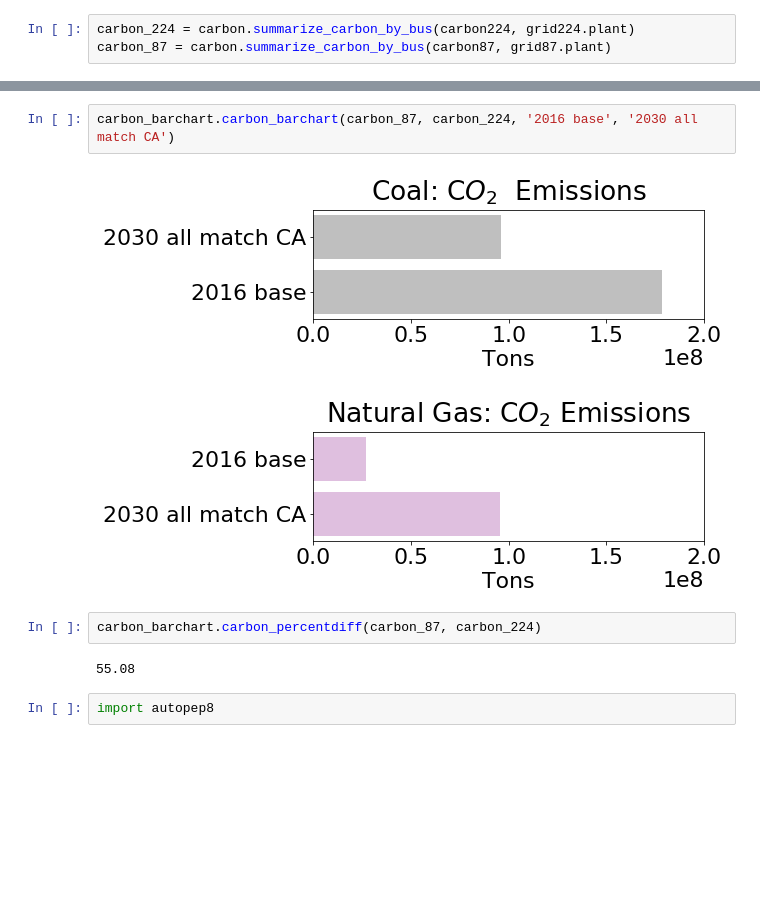
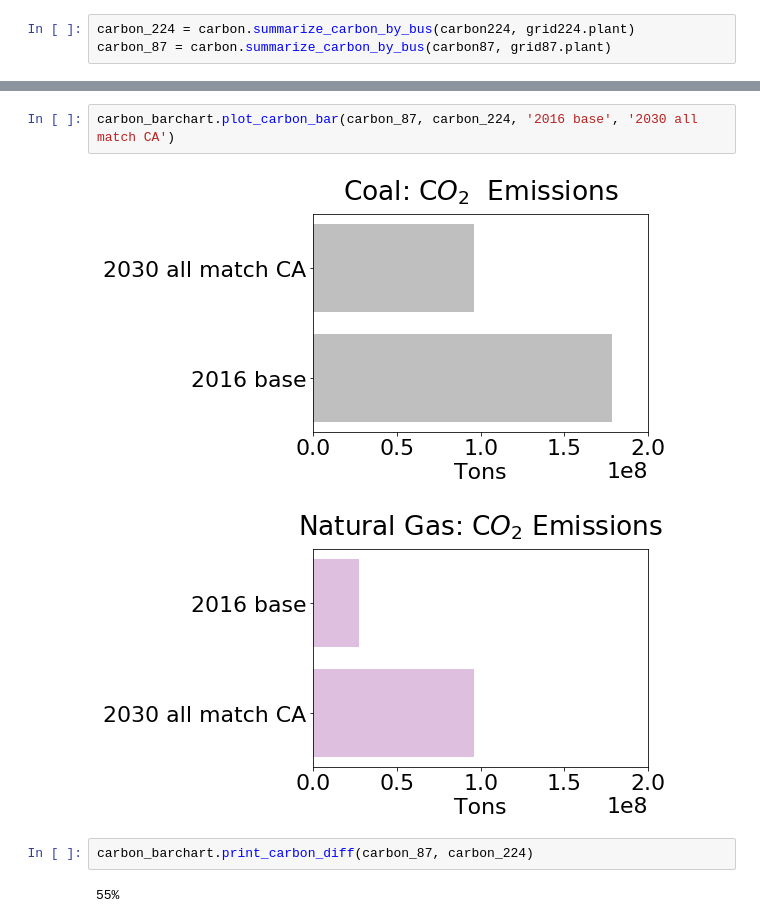
Before and after one commit to Breakthrough-Energy/PostREISE, a Jupyter notebook: postreise/plot/demo/carbon_plot_demo.ipynb, the cells around one changed output, grey strips where cells are left out. Saved outputs shown, nothing was run; the diff lists cells and outputs as text; blank space fills up the shorter version.

```diff
--- a/postreise/plot/demo/carbon_plot_demo.ipynb
+++ b/postreise/plot/demo/carbon_plot_demo.ipynb
@@ -91,11 +67,9 @@ Loading BokehJS ...
 # %%
-carbon_barchart.carbon_barchart(carbon_87, carbon_224, '2016 base', '2030 all match CA')
+carbon_barchart.plot_carbon_bar(carbon_87, carbon_224, '2016 base', '2030 all match CA')
 # %% [output]
-[figure, old version]
+[figure, new version]
-[figure, old version]
+[figure, new version]
 # %%
-carbon_barchart.carbon_percentdiff(carbon_87, carbon_224)
+carbon_barchart.print_carbon_diff(carbon_87, carbon_224)
 # %% [output]
-55.08
+55%
-# %%
-import autopep8
```
Also changed, not shown: parts of 6 cells of this notebook, 4 other files.
